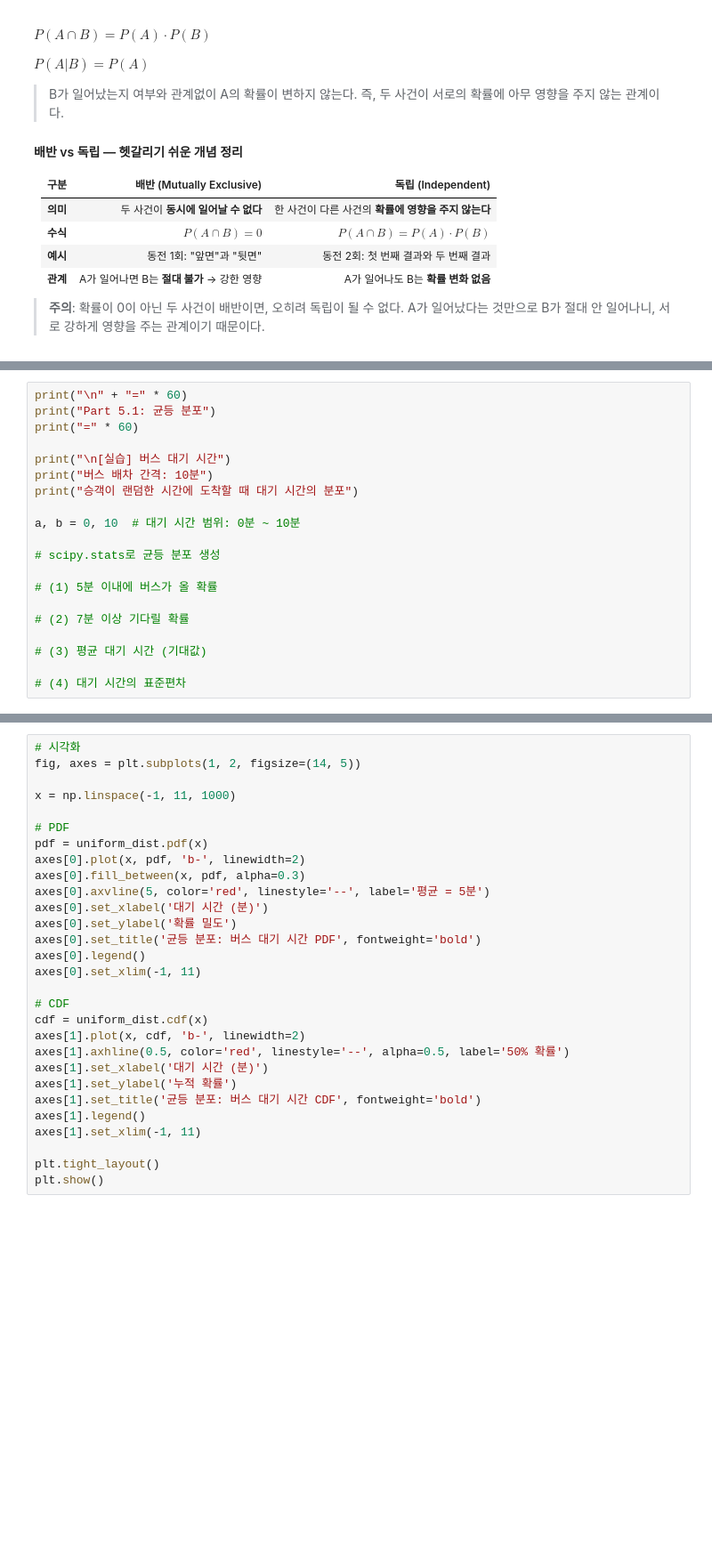
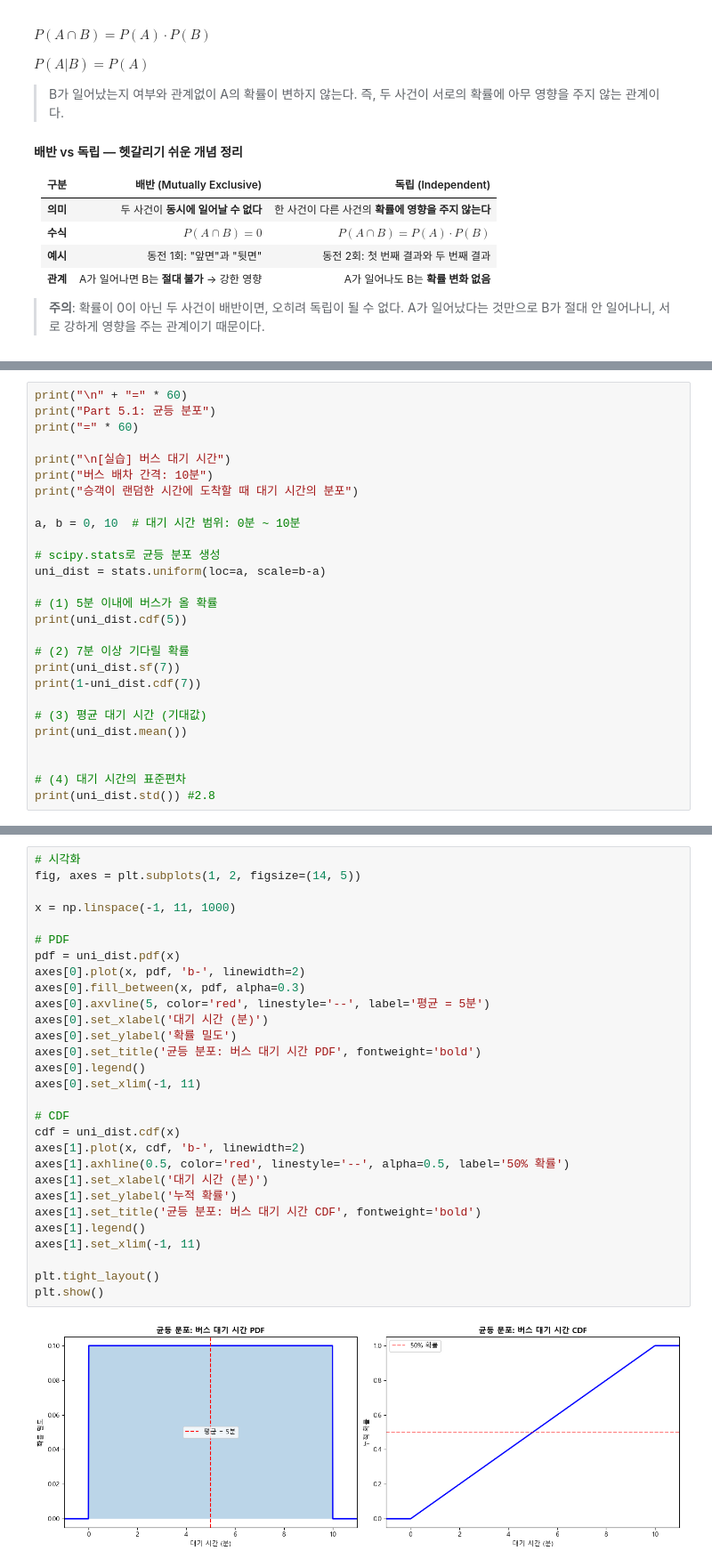
Before and after one commit to SeolMuah/statistics-practice-python, a Jupyter notebook: practice_02.ipynb, the cells around one changed output, grey strips where cells are left out. Shown at 89% size. Drawn from its saved outputs; the diff is of its cells as text; blank space fills up the shorter version.

```diff
--- a/practice_02.ipynb
+++ b/practice_02.ipynb
@@ -688,11 +853,18 @@ print("승객이 랜덤한 시간에 도착할 때 대기 시간의 분포")
 a, b = 0, 10  # 대기 시간 범위: 0분 ~ 10분
 
 # scipy.stats로 균등 분포 생성
+uni_dist = stats.uniform(loc=a, scale=b-a)
 
 # (1) 5분 이내에 버스가 올 확률
+print(uni_dist.cdf(5))
 
 # (2) 7분 이상 기다릴 확률
+print(uni_dist.sf(7))
+print(1-uni_dist.cdf(7))
 
 # (3) 평균 대기 시간 (기대값)
+print(uni_dist.mean())
+
 
 # (4) 대기 시간의 표준편차
+print(uni_dist.std()) #2.8
@@ -699,32 +884,34 @@ a, b = 0, 10  # 대기 시간 범위: 0분 ~ 10분
 # %%
 # 시각화
 fig, axes = plt.subplots(1, 2, figsize=(14, 5))
 
 x = np.linspace(-1, 11, 1000)
 
 # PDF
-pdf = uniform_dist.pdf(x)
+pdf = uni_dist.pdf(x)
 axes[0].plot(x, pdf, 'b-', linewidth=2)
 axes[0].fill_between(x, pdf, alpha=0.3)
 axes[0].axvline(5, color='red', linestyle='--', label='평균 = 5분')
 axes[0].set_xlabel('대기 시간 (분)')
 axes[0].set_ylabel('확률 밀도')
 axes[0].set_title('균등 분포: 버스 대기 시간 PDF', fontweight='bold')
 axes[0].legend()
 axes[0].set_xlim(-1, 11)
 
 # CDF
-cdf = uniform_dist.cdf(x)
+cdf = uni_dist.cdf(x)
 axes[1].plot(x, cdf, 'b-', linewidth=2)
 axes[1].axhline(0.5, color='red', linestyle='--', alpha=0.5, label='50% 확률')
 axes[1].set_xlabel('대기 시간 (분)')
 axes[1].set_ylabel('누적 확률')
 axes[1].set_title('균등 분포: 버스 대기 시간 CDF', fontweight='bold')
 axes[1].legend()
 axes[1].set_xlim(-1, 11)
 
 plt.tight_layout()
 plt.show()
+# %% [output]
+[figure, added]
 # %% [markdown]
 ### 5.2 지수 분포 (Exponential Distribution)
 
```
Also changed, not shown: parts of 20 cells of this notebook.
